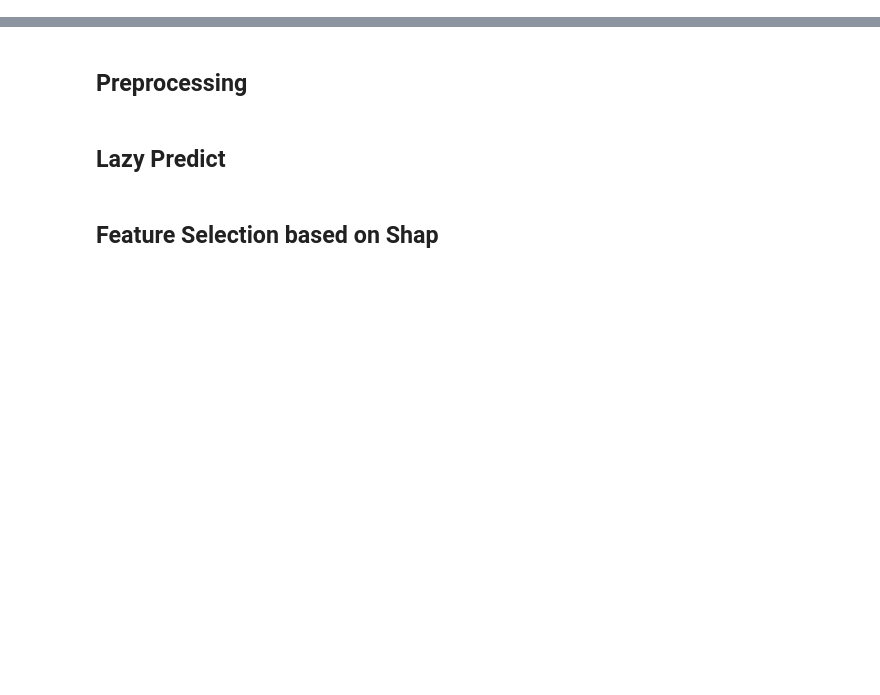
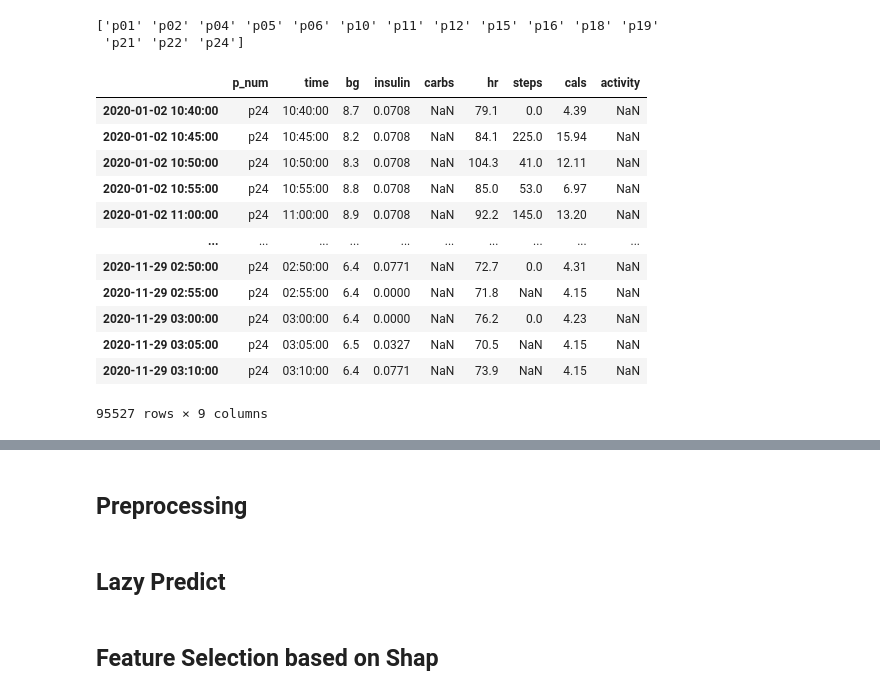
Before and after one commit to masaver/brist1d, a Jupyter notebook: reports/rendering-1/03-preprocessing-and-modelling/03.2-modelling-based-on-train-and-test-data.ipynb, the cells around one changed output, grey strips where cells are left out. Cells and saved outputs as stored; diff of their text form; code cells hidden in the pictures; blank space fills up the shorter version.

```diff
--- a/reports/rendering-1/03-preprocessing-and-modelling/03.2-modelling-based-on-train-and-test-data.ipynb
+++ b/reports/rendering-1/03-preprocessing-and-modelling/03.2-modelling-based-on-train-and-test-data.ipynb
@@ -2,0 +13,26 @@
+# %%
+from datetime import datetime
+
+from src.features.helpers.extractors import extract_patient_data
+import os
+import pandas as pd
+
+df_test = pd.read_csv(os.path.join('..', '..', '..', 'data', 'raw', 'test.csv'))
+extracted_data = extract_patient_data(df_test, 'p24')
+extracted_data
+# %% [output]
+['p01' 'p02' 'p04' 'p05' 'p06' 'p10' 'p11' 'p12' 'p15' 'p16' 'p18' 'p19'
+ 'p21' 'p22' 'p24']
+|  | p_num | time | bg | insulin | carbs | hr | steps | cals | activity |
+| 2020-01-02 10:40:00 | p24 | 10:40:00 | 8.7 | 0.0708 | NaN | 79.1 | 0.0 | 4.39 | NaN |
+| 2020-01-02 10:45:00 | p24 | 10:45:00 | 8.2 | 0.0708 | NaN | 84.1 | 225.0 | 15.94 | NaN |
+| 2020-01-02 10:50:00 | p24 | 10:50:00 | 8.3 | 0.0708 | NaN | 104.3 | 41.0 | 12.11 | NaN |
+| 2020-01-02 10:55:00 | p24 | 10:55:00 | 8.8 | 0.0708 | NaN | 85.0 | 53.0 | 6.97 | NaN |
+| 2020-01-02 11:00:00 | p24 | 11:00:00 | 8.9 | 0.0708 | NaN | 92.2 | 145.0 | 13.20 | NaN |
+| ... | ... | ... | ... | ... | ... | ... | ... | ... | ... |
+| 2020-11-29 02:50:00 | p24 | 02:50:00 | 6.4 | 0.0771 | NaN | 72.7 | 0.0 | 4.31 | NaN |
+| 2020-11-29 02:55:00 | p24 | 02:55:00 | 6.4 | 0.0000 | NaN | 71.8 | NaN | 4.15 | NaN |
+| 2020-11-29 03:00:00 | p24 | 03:00:00 | 6.4 | 0.0000 | NaN | 76.2 | 0.0 | 4.23 | NaN |
+| 2020-11-29 03:05:00 | p24 | 03:05:00 | 6.5 | 0.0327 | NaN | 70.5 | NaN | 4.15 | NaN |
+| 2020-11-29 03:10:00 | p24 | 03:10:00 | 6.4 | 0.0771 | NaN | 73.9 | NaN | 4.15 | NaN |
+95527 rows × 9 columns
```
Also changed, not shown: parts of 4 cells of this notebook, 5 other files.
